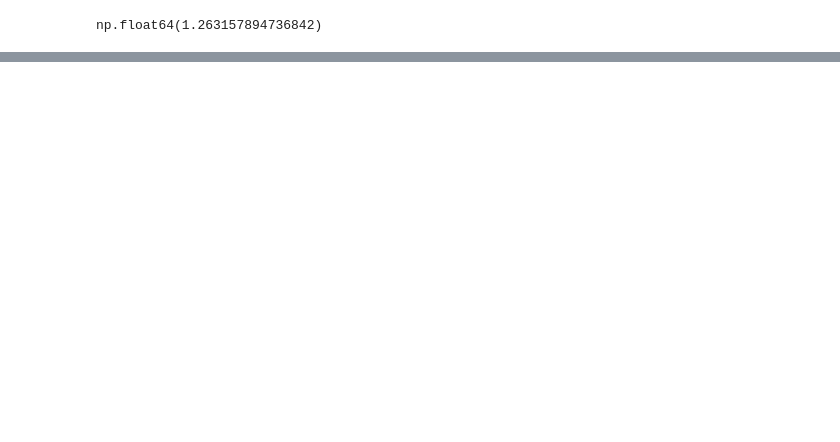
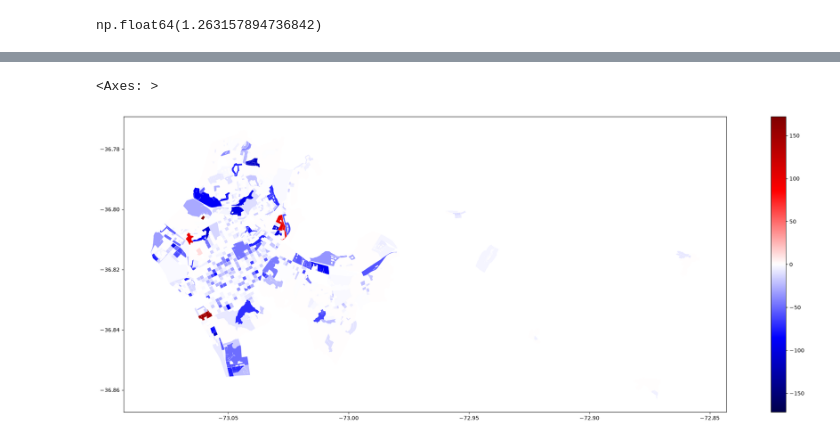
Before and after one commit to zetaso/census-localization, a Jupyter notebook: main.ipynb, the cells around one changed output, grey strips where cells are left out. Saved outputs shown, nothing was run; the diff lists cells and outputs as text; code cells hidden in the pictures; blank space fills up the shorter version.

```diff
--- a/main.ipynb
+++ b/main.ipynb
@@ -267,0 +353,15 @@ TO DO:
+# %%
+atributos = att_df["name"].tolist()
+
+# Definimos los pesos de los atributos
+pesos = att_df["weight"].values
+# %%
+categorias_vivienda = [
+    "casa",
+    "depto",
+    "indigena",
+    "pieza",
+    "mediagua",
+    "movil",
+    "otro",
+]
@@ -267,0 +452,3 @@ TO DO:
+# %%
+houses_df.drop(columns="SHAPE", inplace=True, errors="ignore")
+houses_df = blocks_gdf[["MANZENT", "SHAPE"]].merge(houses_df, "right", "MANZENT")
@@ -267,0 +471,14 @@ TO DO:
+# %%
+count = houses_df[["MANZENT", "SHAPE"]].groupby("MANZENT").count()
+count.rename(columns={"SHAPE": "count"}, inplace=True)
+
+infered_blocks_df = houses_df[["MANZENT", "SHAPE"]].groupby("MANZENT").agg({"SHAPE": "first"})
+infered_blocks_df = infered_blocks_df.merge(count, left_index=True, right_index=True)
+
+infered_blocks_df = infered_blocks_df.merge(blocks_gdf[["MANZENT", "n_vp"]], "left", on="MANZENT")
+
+infered_blocks_df.loc[:, "diff"] = infered_blocks_df["count"] - infered_blocks_df["n_vp"]
+
+infered_blocks_gdf = gpd.GeoDataFrame(infered_blocks_df, geometry="SHAPE", crs=blocks_gdf.crs)
+
+infered_blocks_gdf
@@ -267,0 +499,6 @@ TO DO:
+# %%
+axis_size = np.max([np.abs(infered_blocks_gdf["diff"].max()), np.abs(infered_blocks_gdf["diff"].min())])
+infered_blocks_gdf.plot(figsize=(30,10), column="diff", cmap="seismic", legend=True, vmin=-axis_size, vmax=axis_size)
+# %% [output]
+<Axes: >
+[figure, added]
```
Also changed, not shown: parts of 33 cells of this notebook.
